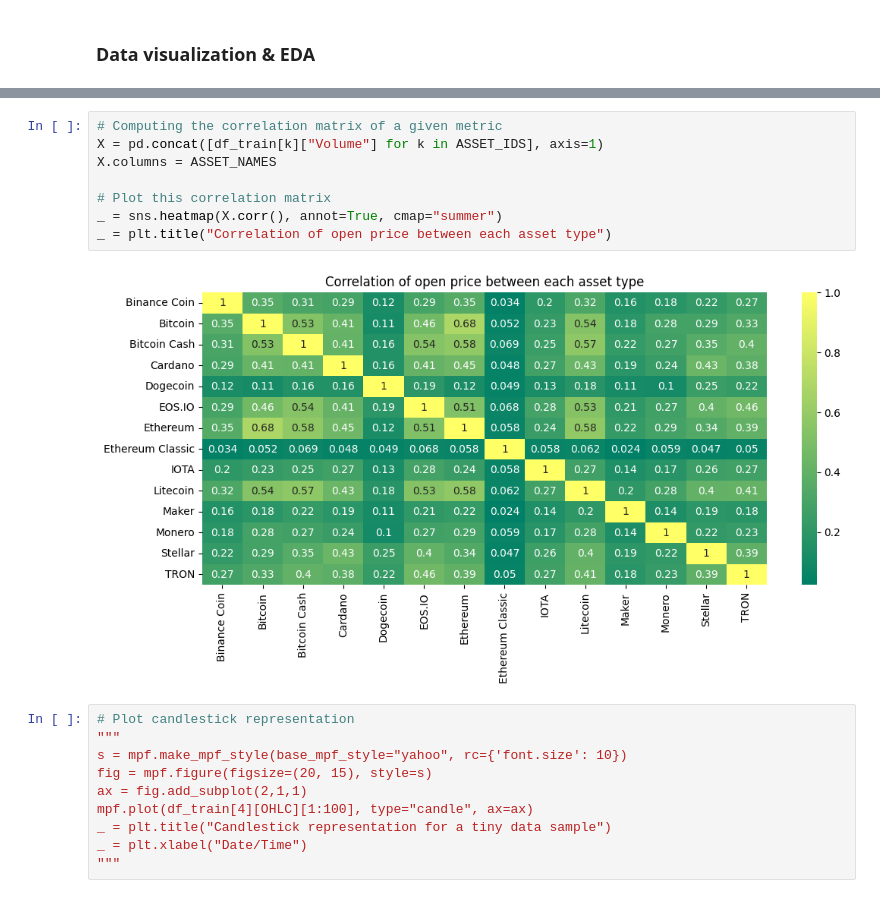
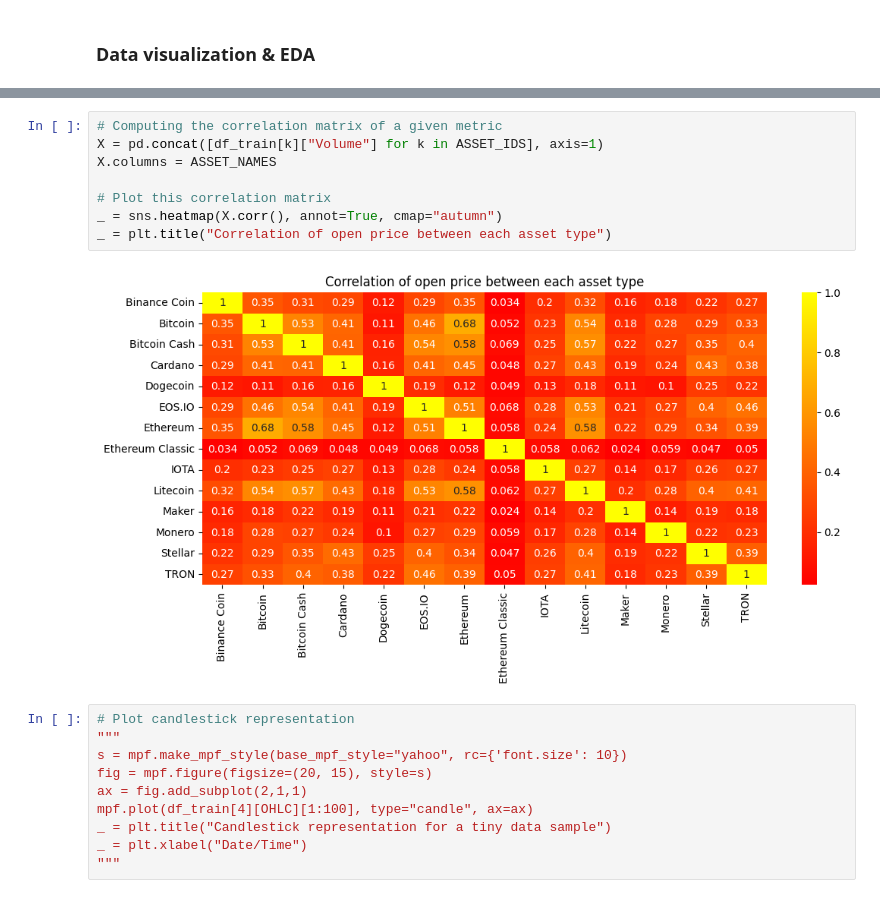
Before and after one commit to lcsrodriguez/cryptotrading, a Jupyter notebook: main.ipynb, the cells around one changed output, grey strips where cells are left out. Drawn from its saved outputs; the diff is of its cells as text.

```diff
--- a/main.ipynb
+++ b/main.ipynb
@@ -190,13 +442,13 @@ _ = plt.legend()
 # %%
 # Computing the correlation matrix of a given metric
 X = pd.concat([df_train[k]["Volume"] for k in ASSET_IDS], axis=1)
 X.columns = ASSET_NAMES
 
 # Plot this correlation matrix
-_ = sns.heatmap(X.corr(), annot=True, cmap="summer")
+_ = sns.heatmap(X.corr(), annot=True, cmap="autumn")
 _ = plt.title("Correlation of open price between each asset type")
 # %% [output]
-[figure, old version]
+[figure, new version]
 # %%
 # Plot candlestick representation
 """
```
Also changed, not shown: parts of 30 cells of this notebook.
